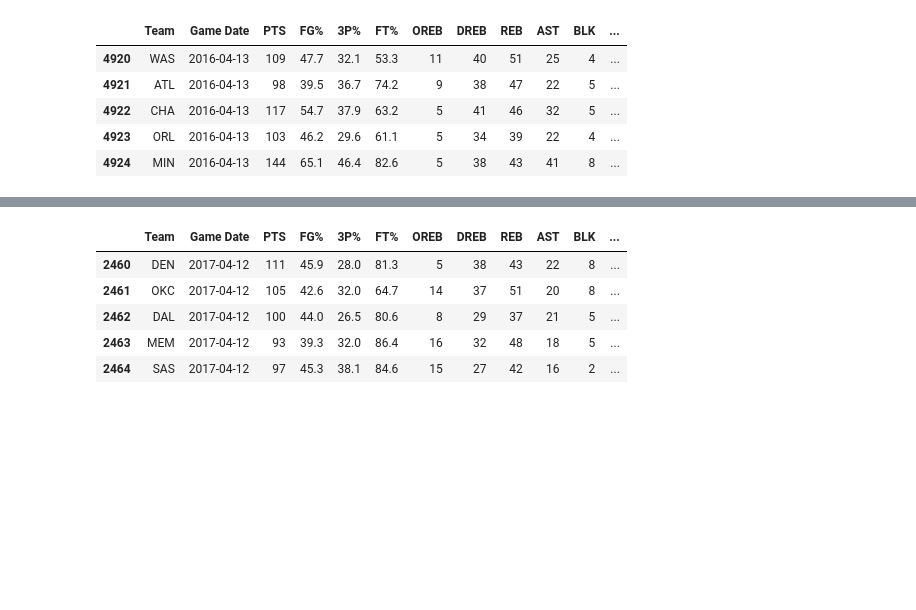
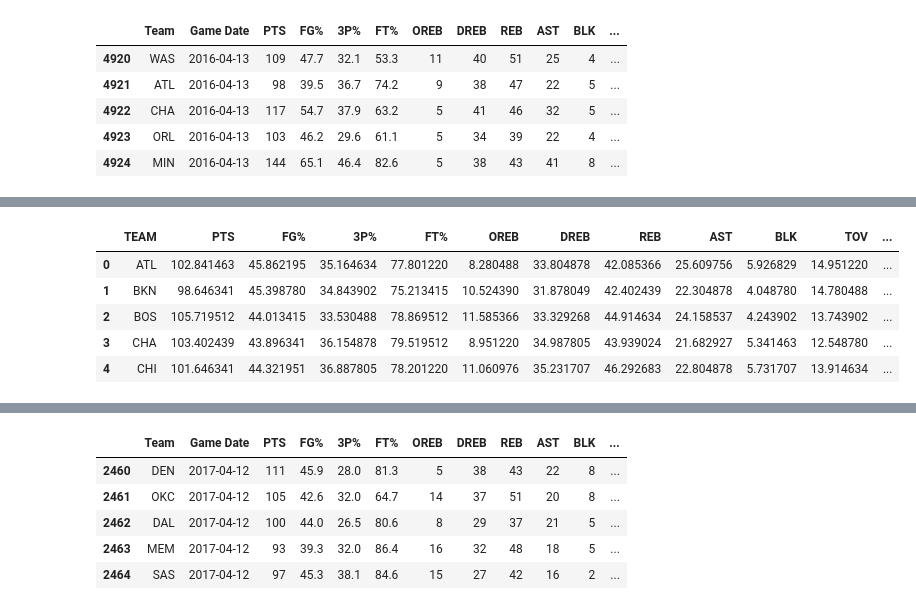
Before and after one commit to rwjenks/Final, a Jupyter notebook: Tim_Files/NBA_Season_Averages.ipynb, the cells around one changed output, grey strips where cells are left out. Saved outputs shown, nothing was run; the diff lists cells and outputs as text; code cells hidden in the pictures; blank space fills up the shorter version.

```diff
--- a/Tim_Files/NBA_Season_Averages.ipynb
+++ b/Tim_Files/NBA_Season_Averages.ipynb
@@ -432,0 +443,10 @@ avg_1516.head()
+# %%
+avg_1516.rename(columns = {list(avg_1516)[0]: 'TEAM'}, inplace = True)
+avg_1516.head()
+# %% [output]
+|  | TEAM | PTS | FG% | 3P% | FT% | OREB | DREB | REB | AST | BLK | TOV | ... |
+| 0 | ATL | 102.841463 | 45.862195 | 35.164634 | 77.801220 | 8.280488 | 33.804878 | 42.085366 | 25.609756 | 5.926829 | 14.951220 | ... |
+| 1 | BKN | 98.646341 | 45.398780 | 34.843902 | 75.213415 | 10.524390 | 31.878049 | 42.402439 | 22.304878 | 4.048780 | 14.780488 | ... |
+| 2 | BOS | 105.719512 | 44.013415 | 33.530488 | 78.869512 | 11.585366 | 33.329268 | 44.914634 | 24.158537 | 4.243902 | 13.743902 | ... |
+| 3 | CHA | 103.402439 | 43.896341 | 36.154878 | 79.519512 | 8.951220 | 34.987805 | 43.939024 | 21.682927 | 5.341463 | 12.548780 | ... |
+| 4 | CHI | 101.646341 | 44.321951 | 36.887805 | 78.201220 | 11.060976 | 35.231707 | 46.292683 | 22.804878 | 5.731707 | 13.914634 | ... |
```
Also changed, not shown: parts of 32 cells of this notebook.
